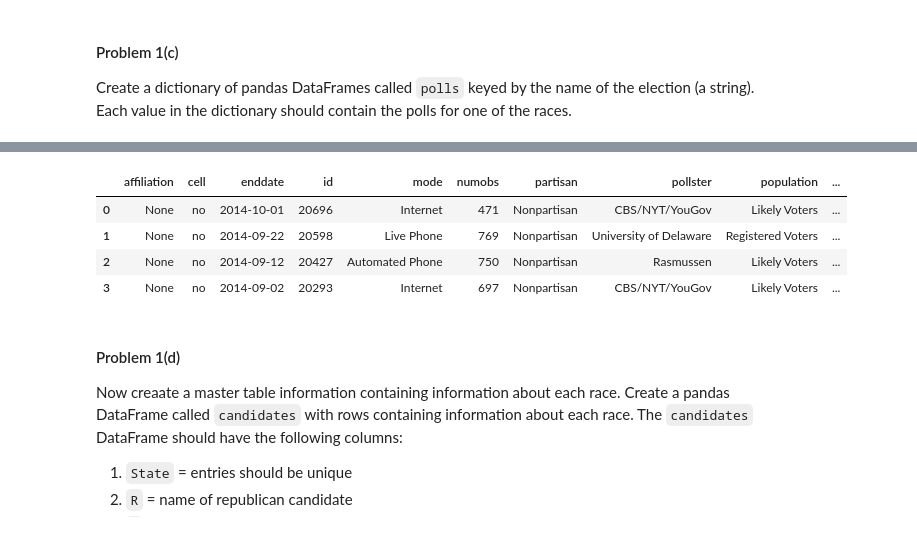
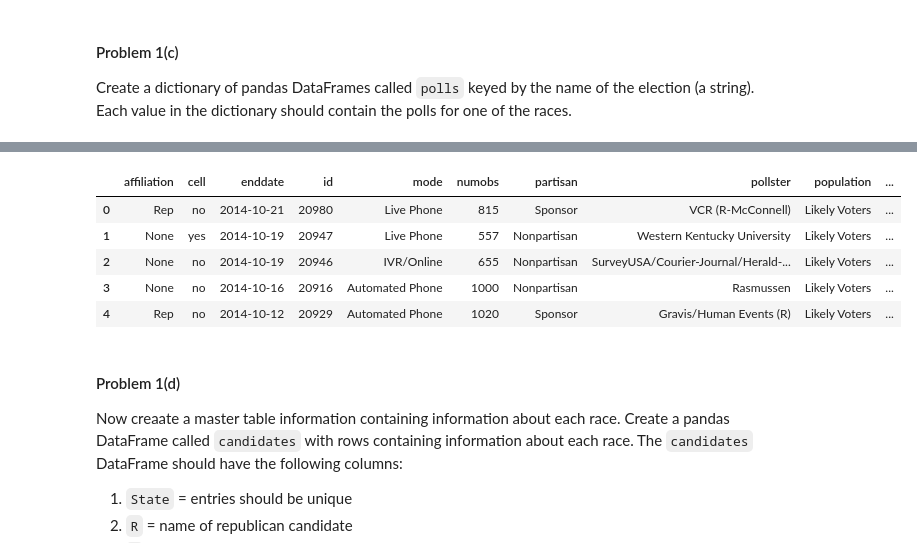
Before and after one commit to dimagalat/CSCI_E-109, a Jupyter notebook: homework/santos_n_hw4/HW4.ipynb, the cells around one changed output, grey strips where cells are left out. Saved outputs shown, nothing was run; the diff lists cells and outputs as text; code cells hidden in the pictures.

```diff
--- a/homework/santos_n_hw4/HW4.ipynb
+++ b/homework/santos_n_hw4/HW4.ipynb
@@ -86,12 +87,13 @@ New Hampshire on the other hand is only electing one senator but has two polls.
 
 Create a dictionary of pandas DataFrames called `polls` keyed by the name of the election (a string). Each value in the dictionary should contain the polls for one of the races.
 # %%
-#charts = "http://elections.huffingtonpost.com/pollster/api/charts/"
 # Can't use read_json because we only want the "polls" item.
 polls = {}
 for election in info:
     temp = pd.DataFrame(get(election["url"] + ".json").json()["polls"])
     temp = temp.merge(pd.DataFrame(list(temp["choices"])), left_index=True, right_index=True)
+    # Make sure all polls were added.
+    assert len(temp) == election["poll_count"], "Poll count issue on: {}".format(election["short_title"])
     polls[election["short_title"]] = temp.drop("choices", axis=1)
 polls.keys()
 # %% [output]
@@ -113,13 +115,14 @@ polls.keys()
  u'2014 Hawaii Senate',
  u'2014 Nebraska Senate: Sasse vs. Domina']
 # %%
-polls["2014 Delaware Senate: Wade vs. Coons"].head()
+polls["2014 Kentucky Senate"].head()
 # %% [output]
 |  | affiliation | cell | enddate | id | mode | numobs | partisan | pollster | population | ... |
-| 0 | None | no | 2014-10-01 | 20696 | Internet | 471 | Nonpartisan | CBS/NYT/YouGov | Likely Voters | ... |
-| 1 | None | no | 2014-09-22 | 20598 | Live Phone | 769 | Nonpartisan | University of Delaware | Registered Voters | ... |
-| 2 | None | no | 2014-09-12 | 20427 | Automated Phone | 750 | Nonpartisan | Rasmussen | Likely Voters | ... |
-| 3 | None | no | 2014-09-02 | 20293 | Internet | 697 | Nonpartisan | CBS/NYT/YouGov | Likely Voters | ... |
+| 0 | Rep | no | 2014-10-21 | 20980 | Live Phone | 815 | Sponsor | VCR (R-McConnell) | Likely Voters | ... |
+| 1 | None | yes | 2014-10-19 | 20947 | Live Phone | 557 | Nonpartisan | Western Kentucky University | Likely Voters | ... |
+| 2 | None | no | 2014-10-19 | 20946 | IVR/Online | 655 | Nonpartisan | SurveyUSA/Courier-Journal/Herald-... | Likely Voters | ... |
+| 3 | None | no | 2014-10-16 | 20916 | Automated Phone | 1000 | Nonpartisan | Rasmussen | Likely Voters | ... |
+| 4 | Rep | no | 2014-10-12 | 20929 | Automated Phone | 1020 | Sponsor | Gravis/Human Events (R) | Likely Voters | ... |
 # %% [markdown]
 #### Problem 1(d)
 
```
Also changed, not shown: parts of 10 cells of this notebook, 2 other files.
